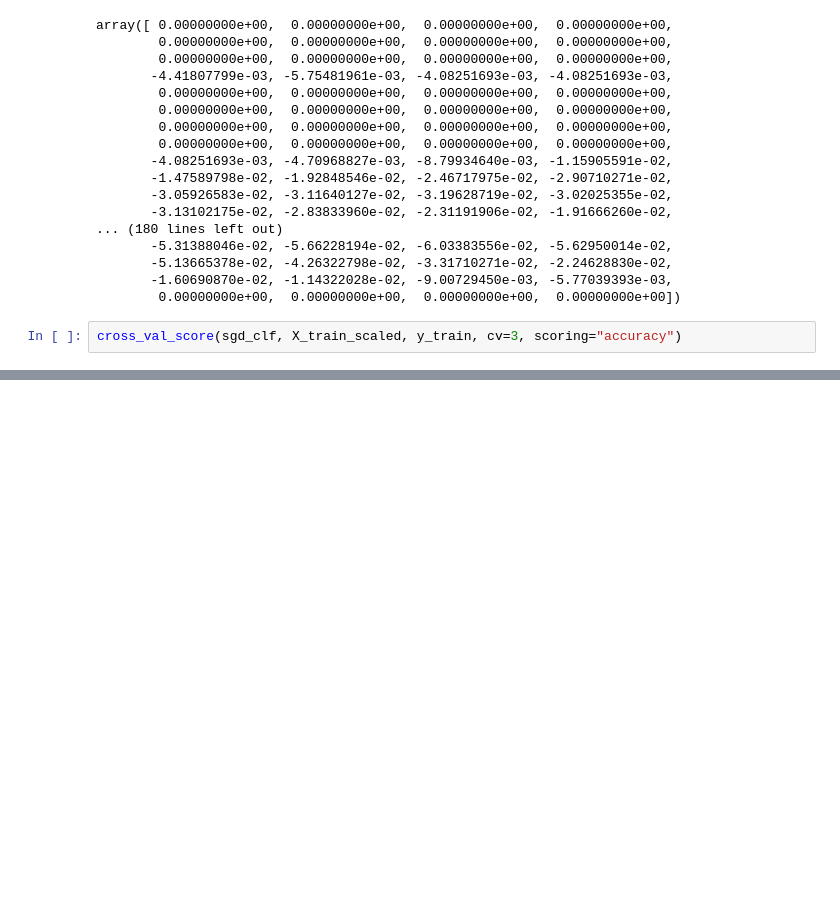
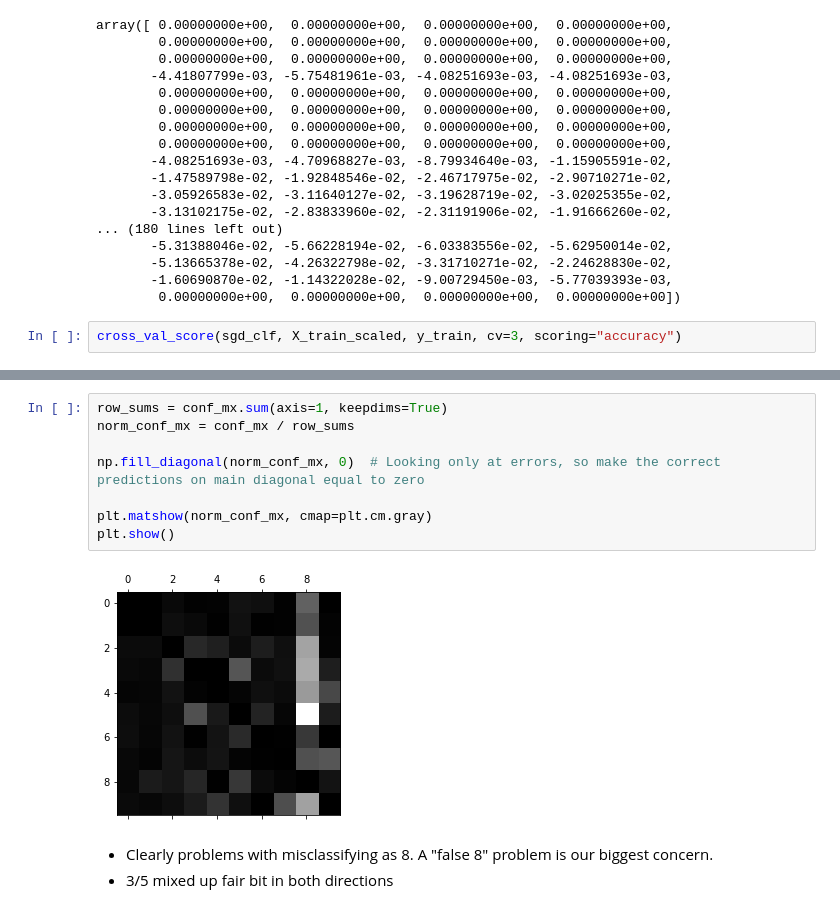
Before and after one commit to jarvisrob/hands-on-ml-book, a Jupyter notebook: Classification.ipynb, the cells around one changed output, grey strips where cells are left out. Saved outputs shown, nothing was run; the diff lists cells and outputs as text; blank space fills up the shorter version.

Commit message:
Error analysis in multiclass classification

```diff
--- a/Classification.ipynb
+++ b/Classification.ipynb
@@ -451,0 +473,13 @@ cross_val_score(sgd_clf, X_train_scaled, y_train, cv=3, scoring="accuracy")
+# %%
+row_sums = conf_mx.sum(axis=1, keepdims=True)
+norm_conf_mx = conf_mx / row_sums
+
+np.fill_diagonal(norm_conf_mx, 0)  # Looking only at errors, so make the correct predictions on main diagonal equal to zero
+
+plt.matshow(norm_conf_mx, cmap=plt.cm.gray)
+plt.show()
+# %% [output]
+[figure, added]
+# %% [markdown]
+- Clearly problems with misclassifying as 8. A "false 8" problem is our biggest concern.
+- 3/5 mixed up fair bit in both directions
```
Also changed, not shown: parts of 7 cells of this notebook.
